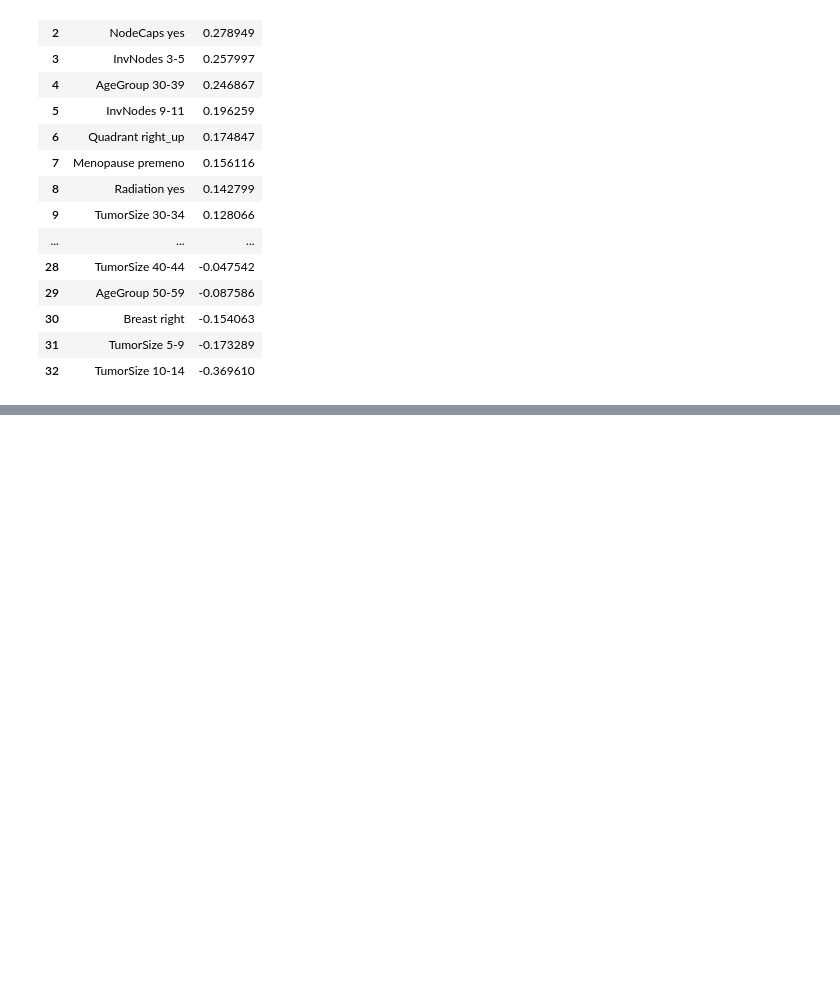
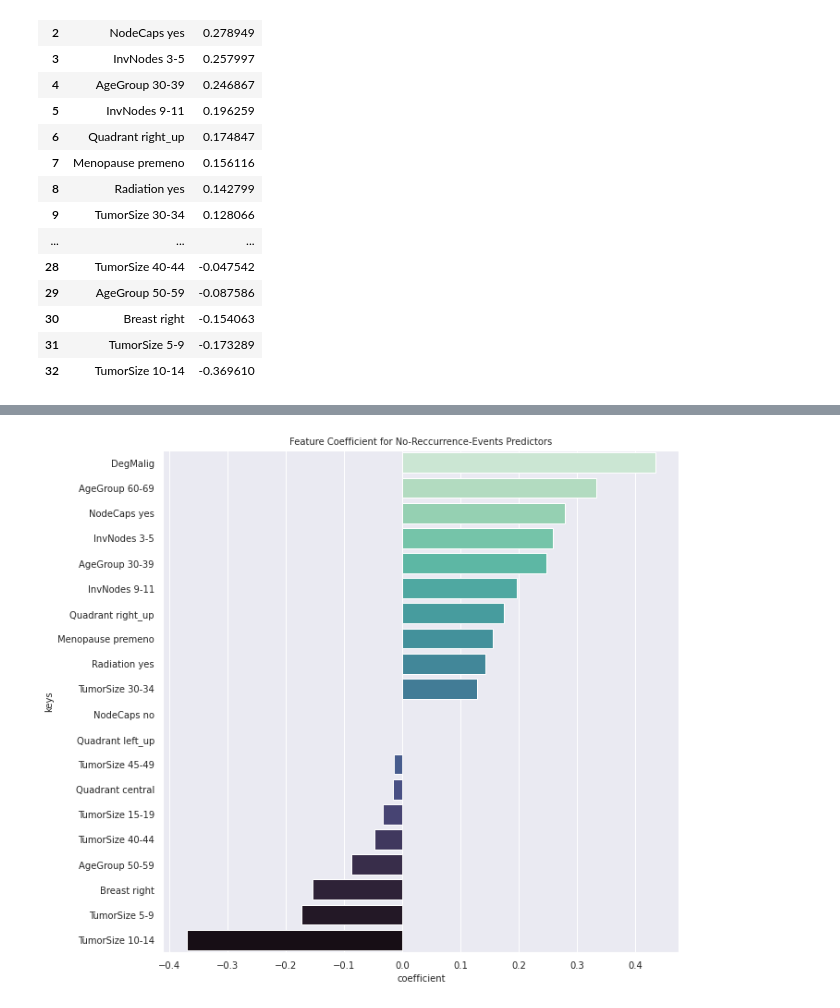
Before and after one commit to Otobi1/Predictors-of-Breast-Cancer-Recurrence, a Jupyter notebook: Predictors_of_Cancer_Recurrence.ipynb, the cells around one changed output, grey strips where cells are left out. Saved outputs shown, nothing was run; the diff lists cells and outputs as text; code cells hidden in the pictures; blank space fills up the shorter version.

```diff
--- a/Predictors_of_Cancer_Recurrence.ipynb
+++ b/Predictors_of_Cancer_Recurrence.ipynb
@@ -917,0 +918,20 @@ plt.xticks(rotation=90)
+# %%
+def coef_plot(category):
+
+  coefs_1 = coefs_df.sort_values(by='coef', ascending=False).head(10)
+
+  coefs_2 = coefs_df.sort_values(by='coef', ascending=False).tail(10)
+
+  coefs = pd.concat([coefs_1, coefs_2], axis = 0)
+
+  plt.figure(figsize=(10, 10))
+  plt.title(f'Feature Coefficient for {category.title()} Predictors', fontsize = 10)
+  sns.set_style('darkgrid')
+  sns.barplot(data = coefs,
+              x = 'coef',
+              y = 'features',
+              orient = 'h',
+              palette = 'mako_r')
+  plt.xlabel('coefficient', fontsize = 10)
+  plt.ylabel('keys', fontsize = 10)
+  plt.tick_params(labelsize = 10)
@@ -918,3 +942,7 @@ plt.xticks(rotation=90)
+# %%
+coef_plot('no-reccurrence-events')
+# %% [output]
+[figure, added]
 # %%
 classes = gs_lr.best_estimator_.steps[0][1].classes_
 
```
Also changed, not shown: parts of 5 cells of this notebook.
